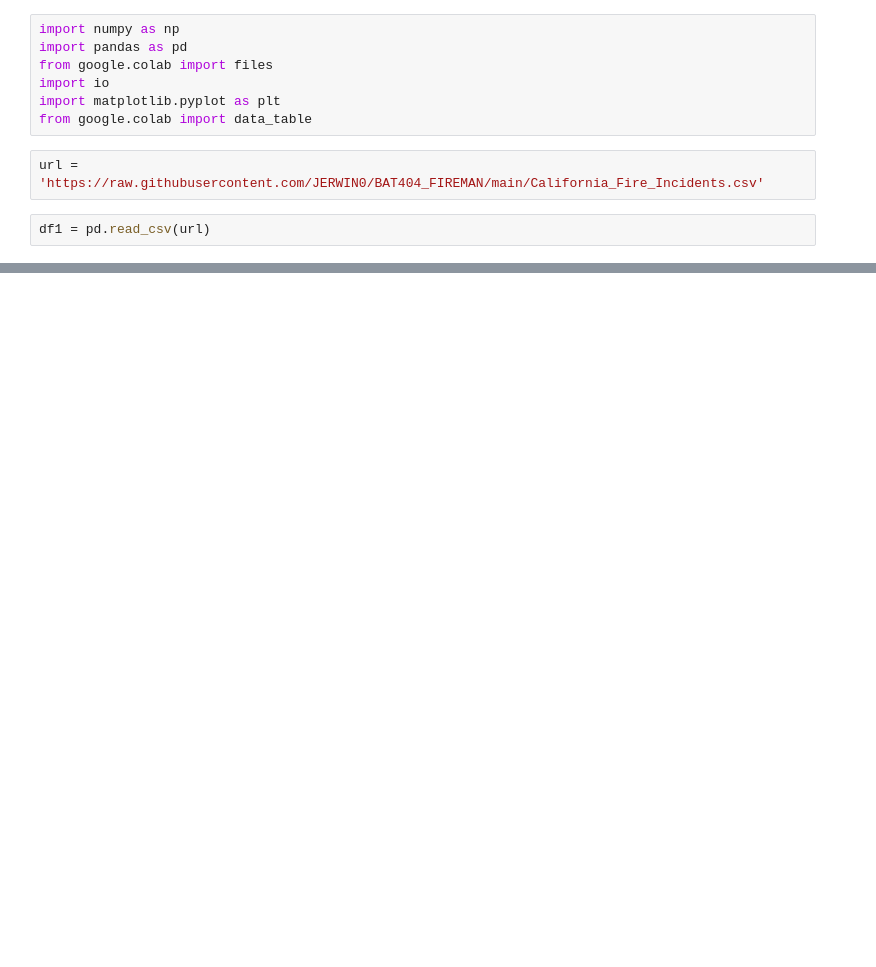
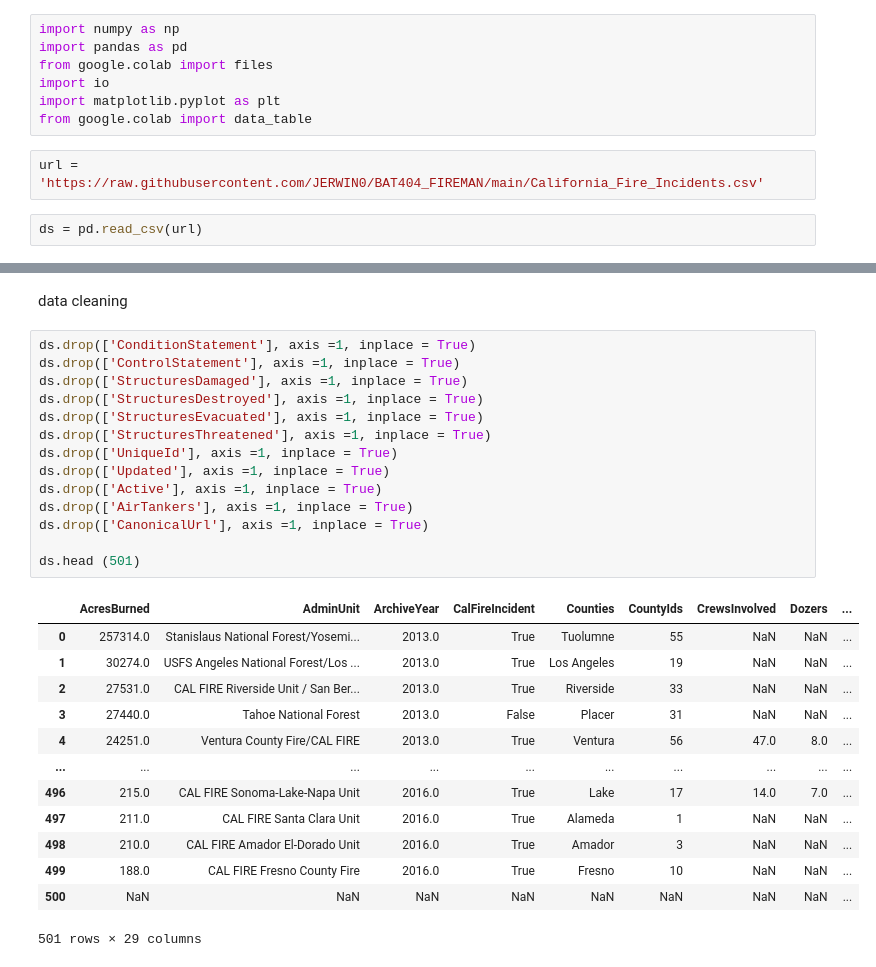
Before and after one commit to JERWIN0/BAT404_FIREMAN, a Jupyter notebook: Explanatory_Analysis_of_Wildfires_Occurrence_Worldwide.ipynb, the cells around one changed output, grey strips where cells are left out. Cells and saved outputs as stored; diff of their text form; blank space fills up the shorter version.

```diff
--- a/Explanatory_Analysis_of_Wildfires_Occurrence_Worldwide.ipynb
+++ b/Explanatory_Analysis_of_Wildfires_Occurrence_Worldwide.ipynb
@@ -10,5 +10,5 @@ from google.colab import data_table
 # %%
 url = 'https://raw.githubusercontent.com/JERWIN0/BAT404_FIREMAN/main/California_Fire_Incidents.csv'
 # %%
-df1 = pd.read_csv(url)
+ds = pd.read_csv(url)
 # %%
@@ -27,3 +27,33 @@ df1.head(501)
 | 499 | 188.0 | False | CAL FIRE Fresno County Fire | NaN | 2016.0 | True | /incidents/2016/7/11/big-fire/ | ... |
 | 500 | NaN | NaN | NaN | NaN | NaN | NaN | NaN | ... |
 501 rows × 40 columns
+# %% [markdown]
+data cleaning
+# %%
+ds.drop(['ConditionStatement'], axis =1, inplace = True)
+ds.drop(['ControlStatement'], axis =1, inplace = True)
+ds.drop(['StructuresDamaged'], axis =1, inplace = True)
+ds.drop(['StructuresDestroyed'], axis =1, inplace = True)
+ds.drop(['StructuresEvacuated'], axis =1, inplace = True)
+ds.drop(['StructuresThreatened'], axis =1, inplace = True)
+ds.drop(['UniqueId'], axis =1, inplace = True)
+ds.drop(['Updated'], axis =1, inplace = True)
+ds.drop(['Active'], axis =1, inplace = True)
+ds.drop(['AirTankers'], axis =1, inplace = True)
+ds.drop(['CanonicalUrl'], axis =1, inplace = True)
+
+ds.head (501)
+# %% [output]
+|  | AcresBurned | AdminUnit | ArchiveYear | CalFireIncident | Counties | CountyIds | CrewsInvolved | Dozers | ... |
+| 0 | 257314.0 | Stanislaus National Forest/Yosemi... | 2013.0 | True | Tuolumne | 55 | NaN | NaN | ... |
+| 1 | 30274.0 | USFS Angeles National Forest/Los ... | 2013.0 | True | Los Angeles | 19 | NaN | NaN | ... |
+| 2 | 27531.0 | CAL FIRE Riverside Unit / San Ber... | 2013.0 | True | Riverside | 33 | NaN | NaN | ... |
+| 3 | 27440.0 | Tahoe National Forest | 2013.0 | False | Placer | 31 | NaN | NaN | ... |
+| 4 | 24251.0 | Ventura County Fire/CAL FIRE | 2013.0 | True | Ventura | 56 | 47.0 | 8.0 | ... |
+| ... | ... | ... | ... | ... | ... | ... | ... | ... | ... |
+| 496 | 215.0 | CAL FIRE Sonoma-Lake-Napa Unit | 2016.0 | True | Lake | 17 | 14.0 | 7.0 | ... |
+| 497 | 211.0 | CAL FIRE Santa Clara Unit | 2016.0 | True | Alameda | 1 | NaN | NaN | ... |
+| 498 | 210.0 | CAL FIRE Amador El-Dorado Unit | 2016.0 | True | Amador | 3 | NaN | NaN | ... |
+| 499 | 188.0 | CAL FIRE Fresno County Fire | 2016.0 | True | Fresno | 10 | NaN | NaN | ... |
+| 500 | NaN | NaN | NaN | NaN | NaN | NaN | NaN | NaN | ... |
+501 rows × 29 columns
```
Also changed, not shown: parts of 1 cell of this notebook.
